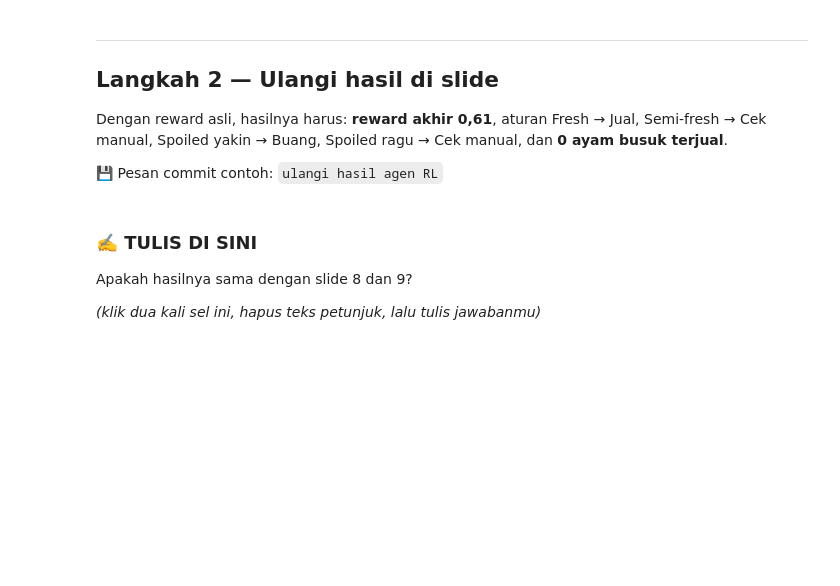
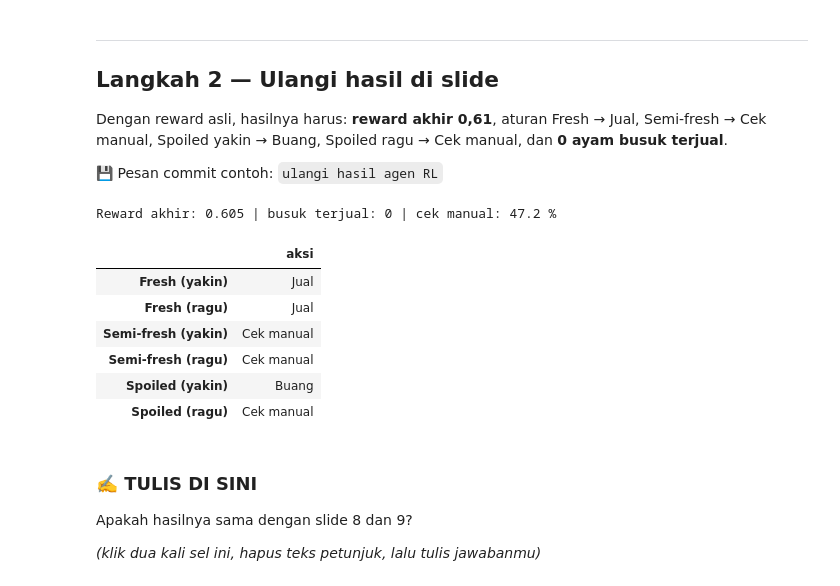
Before and after one commit to MuhammadErlanggaKurniawan/ets-ml2-kelompok, a Jupyter notebook: notebooks/eksperimen_rijal_rl.ipynb, the cells around one changed output. Drawn from its saved outputs; the diff is of its cells as text; code cells hidden in the pictures; blank space fills up the shorter version.

```diff
--- a/notebooks/eksperimen_rijal_rl.ipynb
+++ b/notebooks/eksperimen_rijal_rl.ipynb
@@ -159,9 +163,19 @@ Spoiled yakin → Buang, Spoiled ragu → Cek manual, dan **0 ayam busuk terjual
 💾 Pesan commit contoh: `ulangi hasil agen RL`
 # %%
 asli = jalankan_agen()
-print("Reward akhir:", asli["reward_akhir"], "| busuk terjual:", asli["busuk_terjual"],
+print("Reward akhir:", asli["reward_akhir"],
+      "| busuk terjual:", asli["busuk_terjual"],
       "| cek manual:", asli["persen_cek"], "%")
 display(pd.Series(asli["aturan"], name="aksi").to_frame())
+# %% [output]
+Reward akhir: 0.605 | busuk terjual: 0 | cek manual: 47.2 %
+|  | aksi |
+| Fresh (yakin) | Jual |
+| Fresh (ragu) | Jual |
+| Semi-fresh (yakin) | Cek manual |
+| Semi-fresh (ragu) | Cek manual |
+| Spoiled (yakin) | Buang |
+| Spoiled (ragu) | Cek manual |
 # %% [markdown]
 ### ✍️ TULIS DI SINI
 Apakah hasilnya sama dengan slide 8 dan 9?
```
Also changed, not shown: parts of 6 cells of this notebook.
